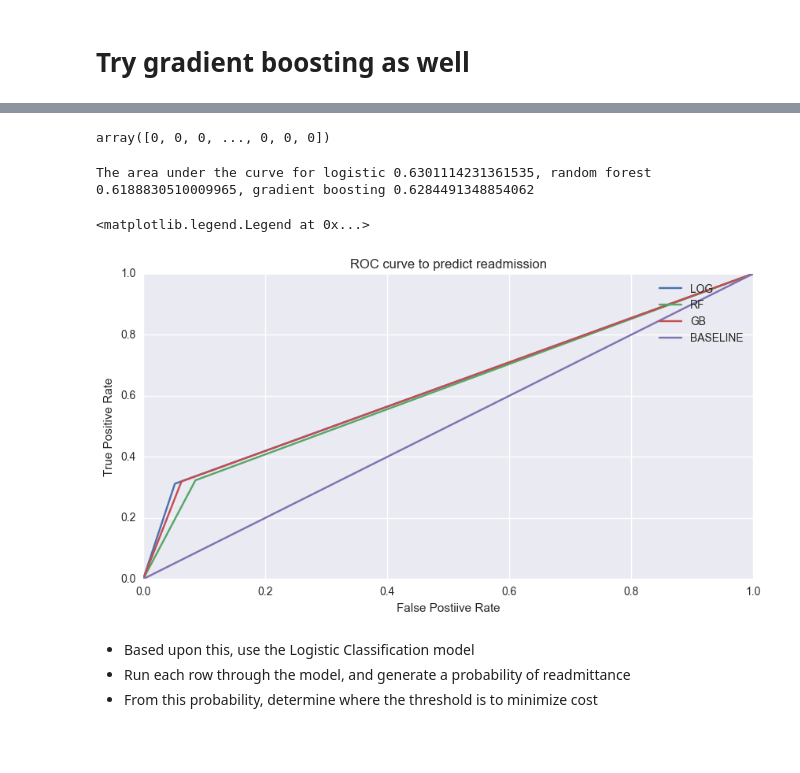
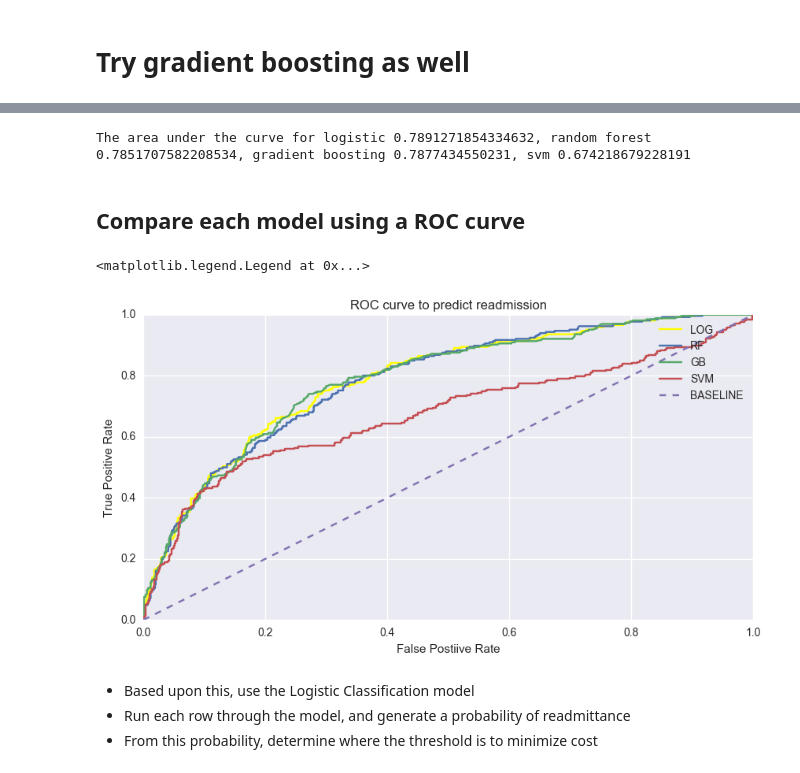
Before and after one commit to jonhilgart22/Galvanize-Data-Leadership, a Jupyter notebook: final-project/Final-Tahoe-Healthcare-Jonathan-Hilgart.ipynb, the cells around one changed output, grey strips where cells are left out. Drawn from its saved outputs; the diff is of its cells as text; code cells hidden in the pictures; blank space fills up the shorter version.

```diff
--- a/final-project/Final-Tahoe-Healthcare-Jonathan-Hilgart.ipynb
+++ b/final-project/Final-Tahoe-Healthcare-Jonathan-Hilgart.ipynb
@@ -608,7 +658,7 @@ auc_gb= auc(fpr_gb,tpr_gb)
 # %%
-svm_model = SVC()
+svm_model = SVC(probability=True)
 # %%
-params_svm ={'C':[i for i in np.linspace(.1,20,50)]}
+params_svm ={'C':[i for i in np.linspace(.0000001,2,10)],'gamma':[i for i in np.linspace(.0001,2,10)]}
 # %%
 best_svm_model = GridSearchCV(svm_model,params_svm)
 # %%
@@ -620,2 +666,2 @@ hi
 # %%
-svm_model = best_svm_model.fit(X_train_svm,y_train_svm)
+svm_m = best_svm_model.fit(X_train_svm,y_train_svm)
@@ -644,14 +693,12 @@ Best svm accuracy 75.7%
 # %%
-fpr_svm,tpr_svm,threshold_svm = roc_curve(y_test_svm,best_svm_model.predict(X_test_svm))
+fpr_svm,tpr_svm,threshold_svm = roc_curve(y_test_svm,[_[1] for _ in best_svm_model.predict_proba(X_test_gb)])
 # %%
 auc_svm = auc(fpr_svm,tpr_svm)
-# %%
-best_svm_model.predict(X_test_svm)
-# %% [output]
-array([0, 0, 0, ..., 0, 0, 0])
 # %%
-print("The area under the curve for logistic {}, random forest {}, gradient boosting {}".format(
-    auc_log,auc_rf,auc_gb))
+print("The area under the curve for logistic {}, random forest {}, gradient boosting {}, svm {}".format(
+    auc_log,auc_rf,auc_gb,auc_svm))
 # %% [output]
-The area under the curve for logistic 0.6301114231361535, random forest 0.6188830510009965, gradient boosting 0.6284491348854062
+The area under the curve for logistic 0.7891271854334632, random forest 0.7851707582208534, gradient boosting 0.7877434550231, svm 0.674218679228191
+# %% [markdown]
+## Compare each model using a ROC curve
 # %%
@@ -659,17 +707,19 @@ baseline_x = [ i for i in np.linspace(0,1,100)]
 baseline_y = [ i for i in np.linspace(0,1,100)]
 # %%
 plt.figure(figsize=(10,5))
-plt.plot(fpr_log,tpr_log, label='LOG')
+plt.plot(fpr_log,tpr_log, label='LOG',color='yellow')
 plt.plot(fpr_rf,tpr_rf, label = 'RF')
 plt.plot(fpr_gb,tpr_gb,label='GB')
-plt.plot(baseline_x,baseline_y,label='BASELINE')
+plt.plot(fpr_svm,tpr_svm, label = 'SVM')
+
+plt.plot(baseline_x,baseline_y,label='BASELINE',linestyle='dashed')
 plt.title("ROC curve to predict readmission")
 plt.ylabel("True Positive Rate")
 plt.xlabel("False Postiive Rate")
 plt.legend()
 # %% [output]
 <matplotlib.legend.Legend at 0x...>
-[figure, old version]
+[figure, new version]
 # %% [markdown]
 - Based upon this, use the Logistic Classification model
 - Run each row through the model, and generate a probability of readmittance
```
Also changed, not shown: parts of 101 cells of this notebook.
